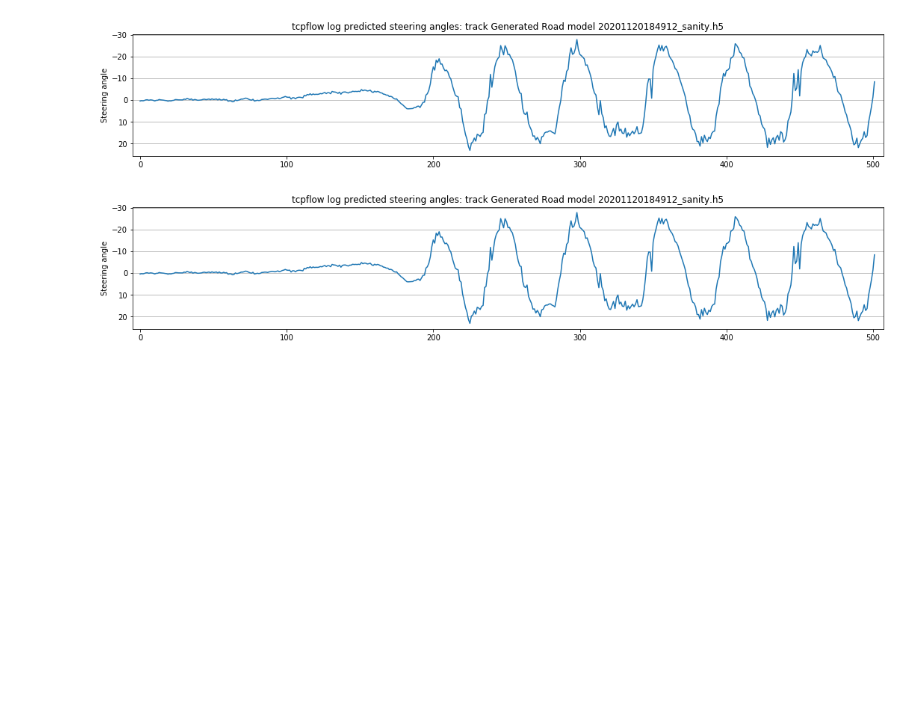
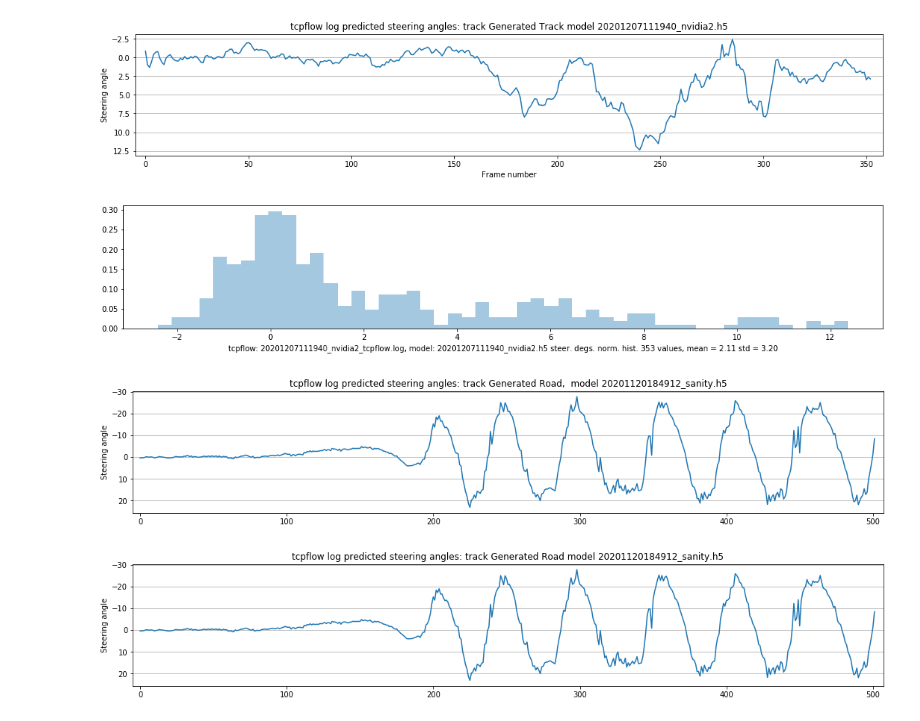
Before and after one commit to dsikar/sdsandbox, a Jupyter notebook: src/GetSteeringAnglesFromtcpflow.ipynb, the cells around one changed output. Drawn from its saved outputs; the diff is of its cells as text; code cells hidden in the pictures; blank space fills up the shorter version.

```diff
--- a/src/GetSteeringAnglesFromtcpflow.ipynb
+++ b/src/GetSteeringAnglesFromtcpflow.ipynb
@@ -69,3 +103,13 @@ sa = GetSteeringFromtcpflow('../dataset/unity/genRoad/tcpflow/20201120184912_san
+# %%
+sa = GetSteeringFromtcpflow('../trained_models/nvidia2/tcpflow/20201207111940_nvidia2_tcpflow.log')
+sarr = np.asarray(sa)
+p = sarr[:,0]
+g = sarr[:,0]
+plotSteeringAngles(p, g, 25, False, "Generated Track", "20201207111940_nvidia2.h5")
+plotBinsFromArray(p, 25, "20201207111940_nvidia2.h5", "20201207111940_nvidia2_tcpflow.log")
+# %% [output]
+[figure, added]
+[figure, added]
 # %%
 # Steering angle predictions by model 20201107210627_nvidia1.h5
 def plotSteeringAngles(p, g, n, save=False, track= "Track Name", mname="model.h5"):
```
Also changed, not shown: parts of 3 cells of this notebook, 1 other file.
